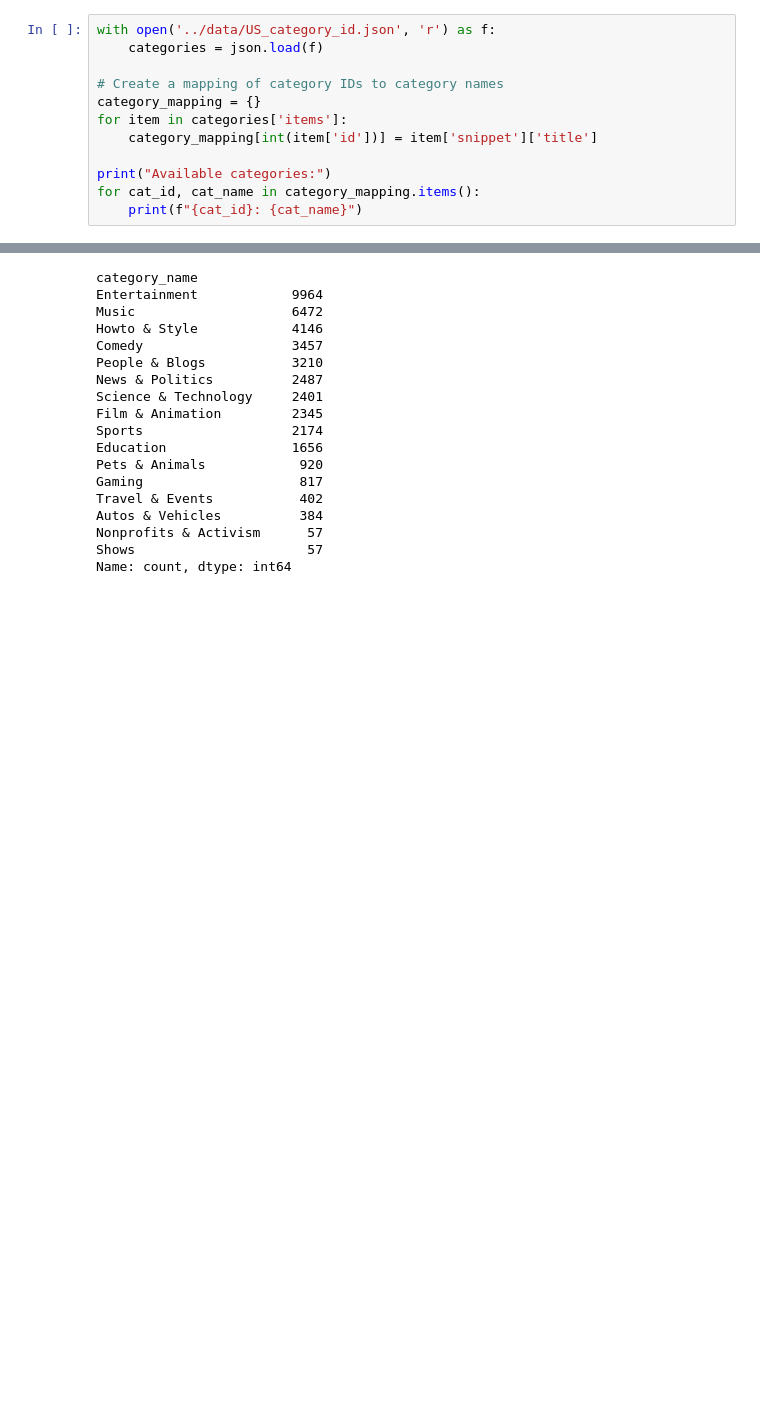
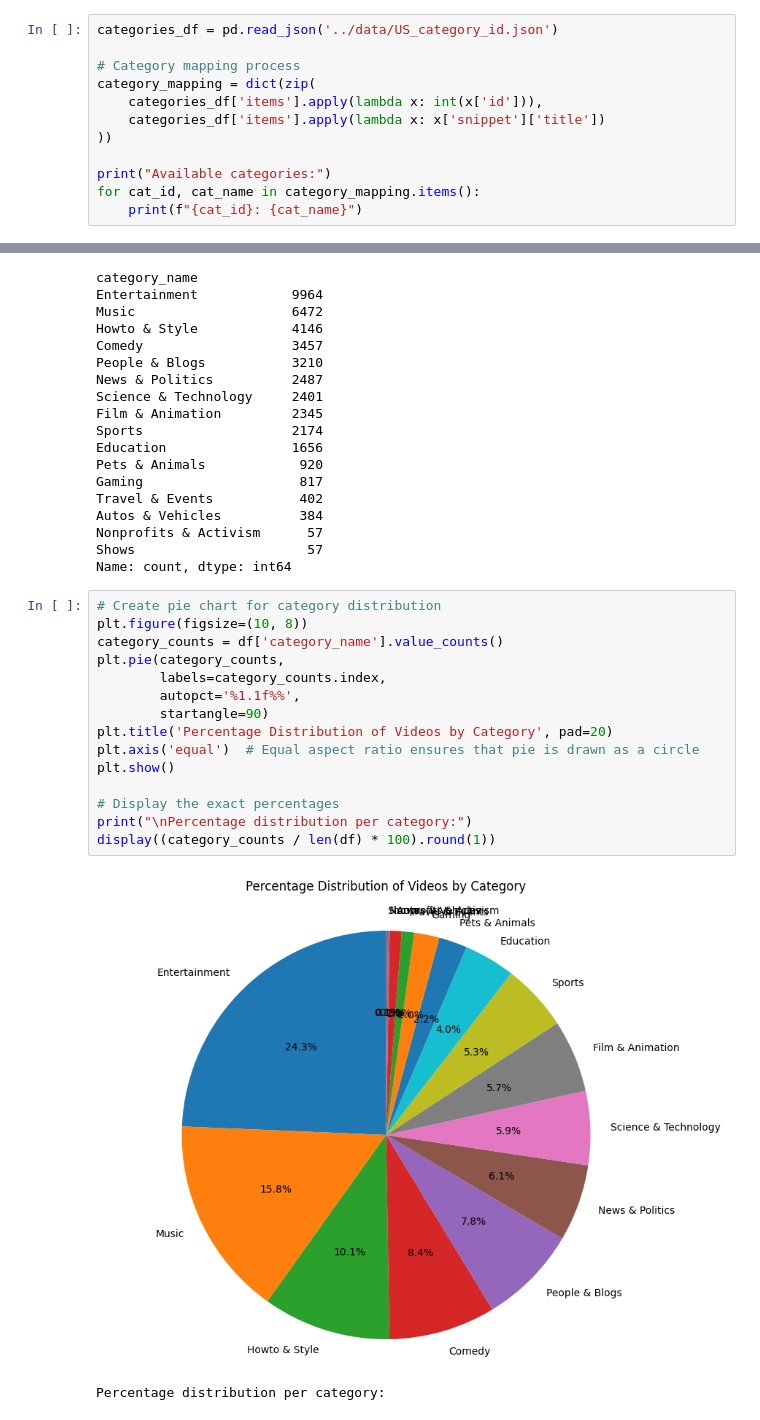
Before and after one commit to jforeroluque/PRG_test, a Jupyter notebook: notebooks/youtube_analysis.ipynb, the cells around one changed output, grey strips where cells are left out. Saved outputs shown, nothing was run; the diff lists cells and outputs as text; blank space fills up the shorter version.

Commit message:
Data Cleaning Revision

```diff
--- a/notebooks/youtube_analysis.ipynb
+++ b/notebooks/youtube_analysis.ipynb
@@ -52,13 +52,13 @@ The first phase is crucial to setting the project up for success by aligning the
 # %% [markdown]
 ## Data Loading and Initial Exploration
 # %%
-with open('../data/US_category_id.json', 'r') as f:
-    categories = json.load(f)
+categories_df = pd.read_json('../data/US_category_id.json')
 
-# Create a mapping of category IDs to category names
-category_mapping = {}
-for item in categories['items']:
-    category_mapping[int(item['id'])] = item['snippet']['title']
+# Category mapping process
+category_mapping = dict(zip(
+    categories_df['items'].apply(lambda x: int(x['id'])),
+    categories_df['items'].apply(lambda x: x['snippet']['title'])
+))
 
 print("Available categories:")
 for cat_id, cat_name in category_mapping.items():
@@ -225,3 +211,21 @@ Autos & Vehicles          384
 Nonprofits & Activism      57
 Shows                      57
 Name: count, dtype: int64
+# %%
+# Create pie chart for category distribution
+plt.figure(figsize=(10, 8))
+category_counts = df['category_name'].value_counts()
+plt.pie(category_counts,
+        labels=category_counts.index,
+        autopct='%1.1f%%',
+        startangle=90)
+plt.title('Percentage Distribution of Videos by Category', pad=20)
+plt.axis('equal')  # Equal aspect ratio ensures that pie is drawn as a circle
+plt.show()
+
+# Display the exact percentages
+print("\nPercentage distribution per category:")
+display((category_counts / len(df) * 100).round(1))
+# %% [output]
+[figure, added]
+Percentage distribution per category:
```
Also changed, not shown: parts of 30 cells of this notebook, 4 other files.
